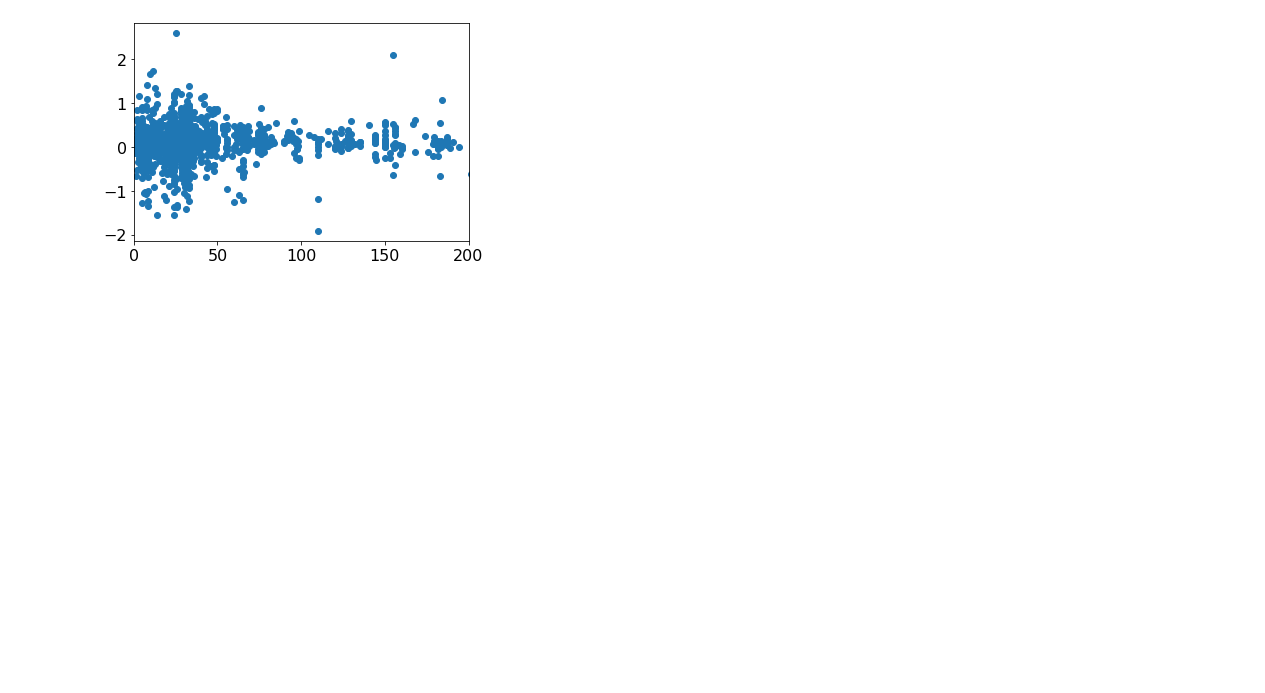
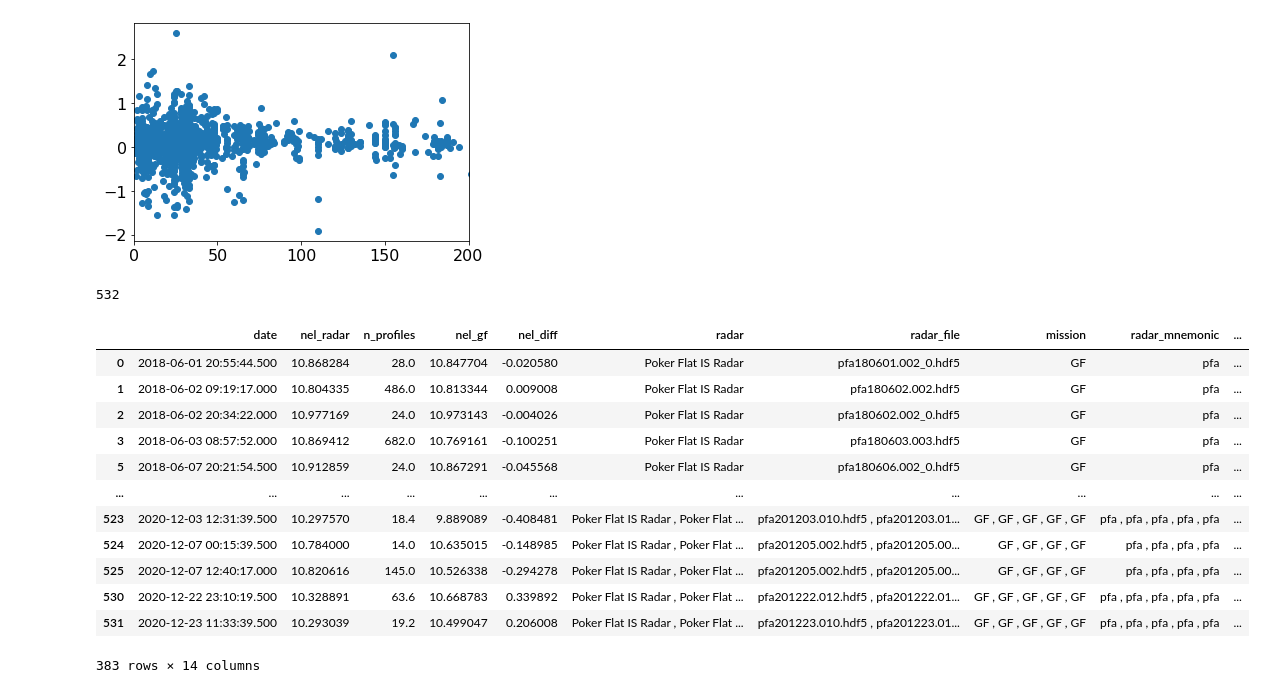
Before and after one commit to andyismapping/mscthesis_v2, a Jupyter notebook: aux_plots_tables.ipynb, the cells around one changed output. Cells and saved outputs as stored; diff of their text form; code cells hidden in the pictures; blank space fills up the shorter version.

```diff
--- a/aux_plots_tables.ipynb
+++ b/aux_plots_tables.ipynb
@@ -33,3 +32,26 @@ plt.xlim(0,200)
 # %% [output]
 (0.0, 200.0)
 [figure]
+# %%
+df = pd.read_csv('../tables/v2/conjunctions_clean_{mission}.csv'.format(mission='GF')).drop(['Unnamed: 0'], axis=1)
+df['date'] = pd.to_datetime(df['date'])
+# %%
+len(df)
+# %% [output]
+532
+# %%
+df[df['Location']=='Poker Flat']
+# %% [output]
+|  | date | nel_radar | n_profiles | nel_gf | nel_diff | radar | radar_file | mission | radar_mnemonic | ... |
+| 0 | 2018-06-01 20:55:44.500 | 10.868284 | 28.0 | 10.847704 | -0.020580 | Poker Flat IS Radar | pfa180601.002_0.hdf5 | GF | pfa | ... |
+| 1 | 2018-06-02 09:19:17.000 | 10.804335 | 486.0 | 10.813344 | 0.009008 | Poker Flat IS Radar | pfa180602.002.hdf5 | GF | pfa | ... |
+| 2 | 2018-06-02 20:34:22.000 | 10.977169 | 24.0 | 10.973143 | -0.004026 | Poker Flat IS Radar | pfa180602.002_0.hdf5 | GF | pfa | ... |
+| 3 | 2018-06-03 08:57:52.000 | 10.869412 | 682.0 | 10.769161 | -0.100251 | Poker Flat IS Radar | pfa180603.003.hdf5 | GF | pfa | ... |
+| 5 | 2018-06-07 20:21:54.500 | 10.912859 | 24.0 | 10.867291 | -0.045568 | Poker Flat IS Radar | pfa180606.002_0.hdf5 | GF | pfa | ... |
+| ... | ... | ... | ... | ... | ... | ... | ... | ... | ... | ... |
+| 523 | 2020-12-03 12:31:39.500 | 10.297570 | 18.4 | 9.889089 | -0.408481 | Poker Flat IS Radar , Poker Flat ... | pfa201203.010.hdf5 , pfa201203.01... | GF , GF , GF , GF , GF | pfa , pfa , pfa , pfa , pfa | ... |
+| 524 | 2020-12-07 00:15:39.500 | 10.784000 | 14.0 | 10.635015 | -0.148985 | Poker Flat IS Radar , Poker Flat ... | pfa201205.002.hdf5 , pfa201205.00... | GF , GF , GF , GF | pfa , pfa , pfa , pfa | ... |
+| 525 | 2020-12-07 12:40:17.000 | 10.820616 | 145.0 | 10.526338 | -0.294278 | Poker Flat IS Radar , Poker Flat ... | pfa201205.002.hdf5 , pfa201205.00... | GF , GF , GF , GF | pfa , pfa , pfa , pfa | ... |
+| 530 | 2020-12-22 23:10:19.500 | 10.328891 | 63.6 | 10.668783 | 0.339892 | Poker Flat IS Radar , Poker Flat ... | pfa201222.012.hdf5 , pfa201222.01... | GF , GF , GF , GF , GF | pfa , pfa , pfa , pfa , pfa | ... |
+| 531 | 2020-12-23 11:33:39.500 | 10.293039 | 19.2 | 10.499047 | 0.206008 | Poker Flat IS Radar , Poker Flat ... | pfa201223.010.hdf5 , pfa201223.01... | GF , GF , GF , GF , GF | pfa , pfa , pfa , pfa , pfa | ... |
+383 rows × 14 columns
```
Also changed, not shown: parts of 13 cells of this notebook, 3 other files.
